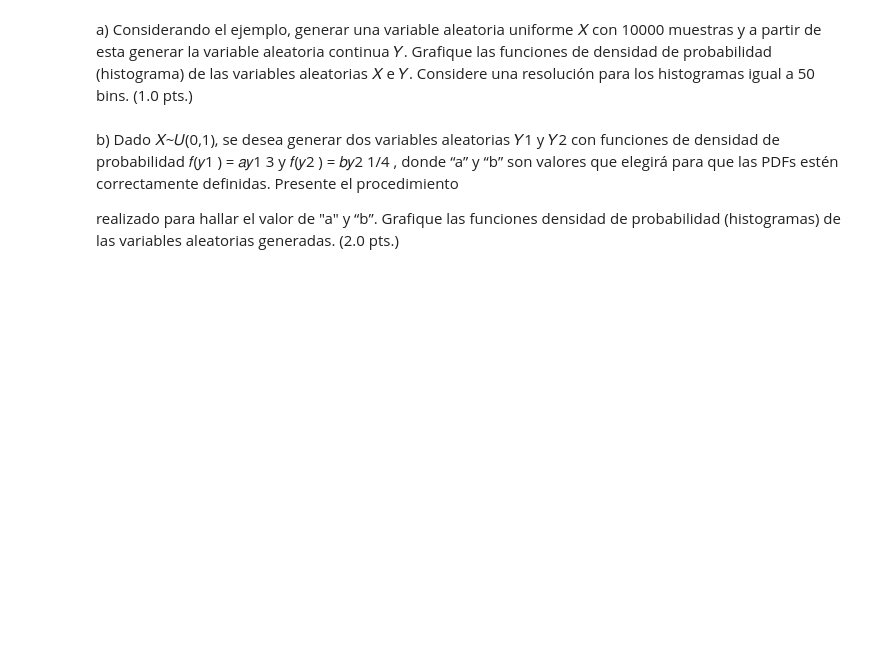
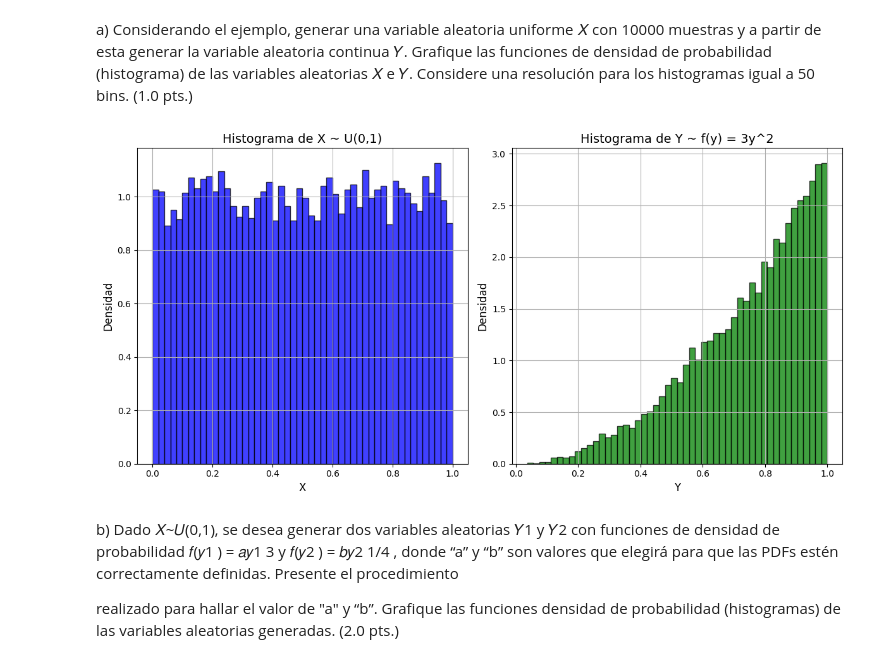
Before and after one commit to ExampleToFollow/PracticasPDS, a Jupyter notebook: Lab5/Lab5_IF_20213704.ipynb, the cells around one changed output. Cells and saved outputs as stored; diff of their text form; code cells hidden in the pictures; blank space fills up the shorter version.

```diff
--- a/Lab5/Lab5_IF_20213704.ipynb
+++ b/Lab5/Lab5_IF_20213704.ipynb
@@ -270,6 +417,46 @@ a) Considerando el ejemplo, generar una variable aleatoria uniforme 𝑋 con 100
 y a partir de esta generar la variable aleatoria continua 𝑌. Grafique las funciones de
 densidad de probabilidad (histograma) de las variables aleatorias 𝑋 e 𝑌. Considere una
 resolución para los histogramas igual a 50 bins. (1.0 pts.)
+# %%
+import numpy as np
+import matplotlib.pyplot as plt
+
+# Número de muestras
+n_muestras = 10000
+
+# Generar X ~ U(0,1)
+X = np.random.uniform(0, 1, n_muestras)
+
+# Transformación inversa: g(x) = x^(1/3)
+Y = X**(1/3)
+
+# Configuración de los histogramas
+bins = 50
+
+# Crear gráficos
+plt.figure(figsize=(12, 6))
+
+# Histograma de X
+plt.subplot(1, 2, 1)
+plt.hist(X, bins=bins, density=True, alpha=0.75, color='blue', edgecolor='black')
+plt.title("Histograma de X ~ U(0,1)", fontsize=14)
+plt.xlabel("X", fontsize=12)
+plt.ylabel("Densidad", fontsize=12)
+plt.grid(True)
+
+# Histograma de Y
+plt.subplot(1, 2, 2)
+plt.hist(Y, bins=bins, density=True, alpha=0.75, color='green', edgecolor='black')
+plt.title("Histograma de Y ~ f(y) = 3y^2", fontsize=14)
+plt.xlabel("Y", fontsize=12)
+plt.ylabel("Densidad", fontsize=12)
+plt.grid(True)
+
+# Ajustar diseño
+plt.tight_layout()
+plt.show()
+# %% [output]
+[figure, added]
 # %% [markdown]
 b) Dado 𝑋~𝑈(0,1), se desea generar dos variables aleatorias 𝑌1 y 𝑌2 con funciones de
 densidad de probabilidad 𝑓(𝑦1
```
Also changed, not shown: parts of 9 cells of this notebook, 5 other files.
